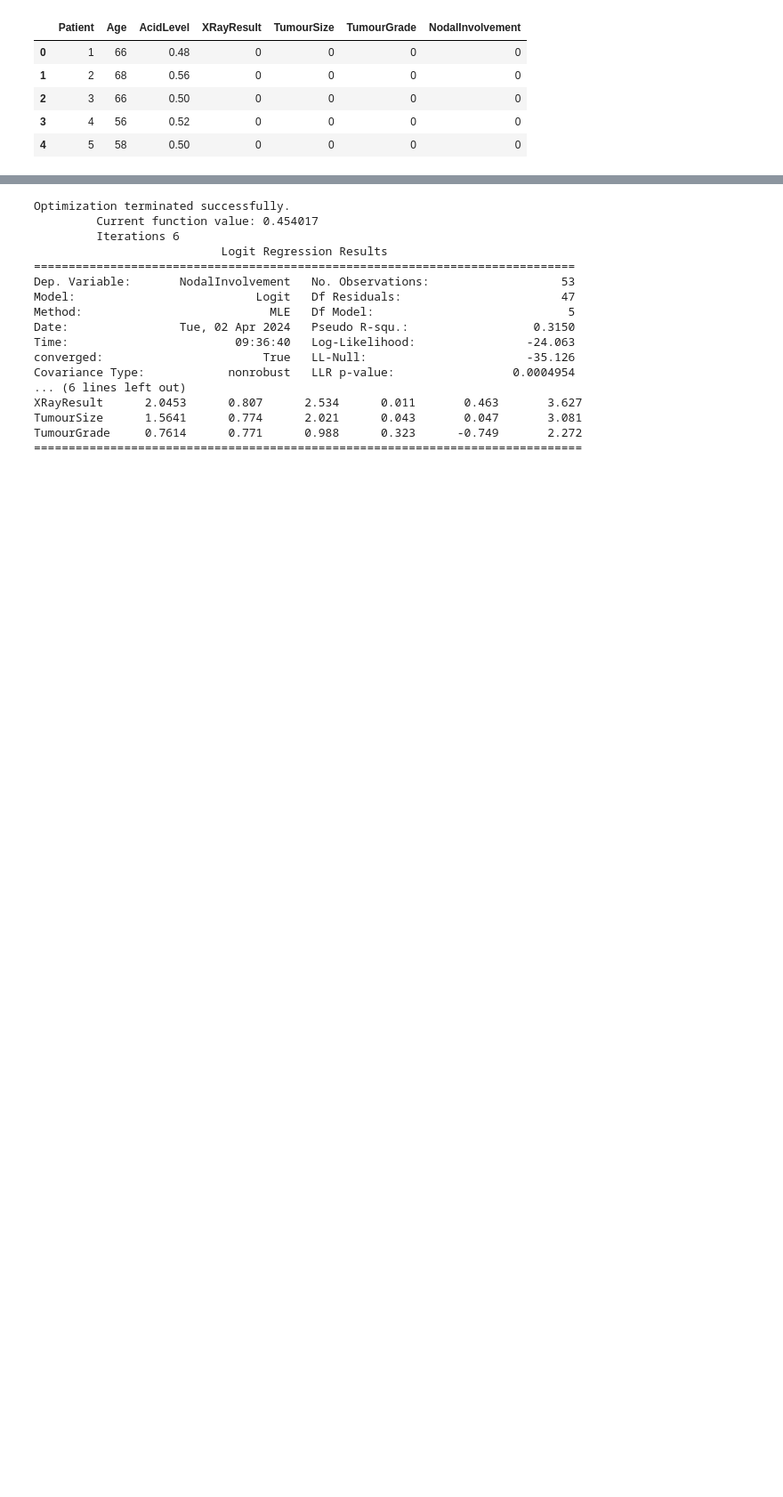
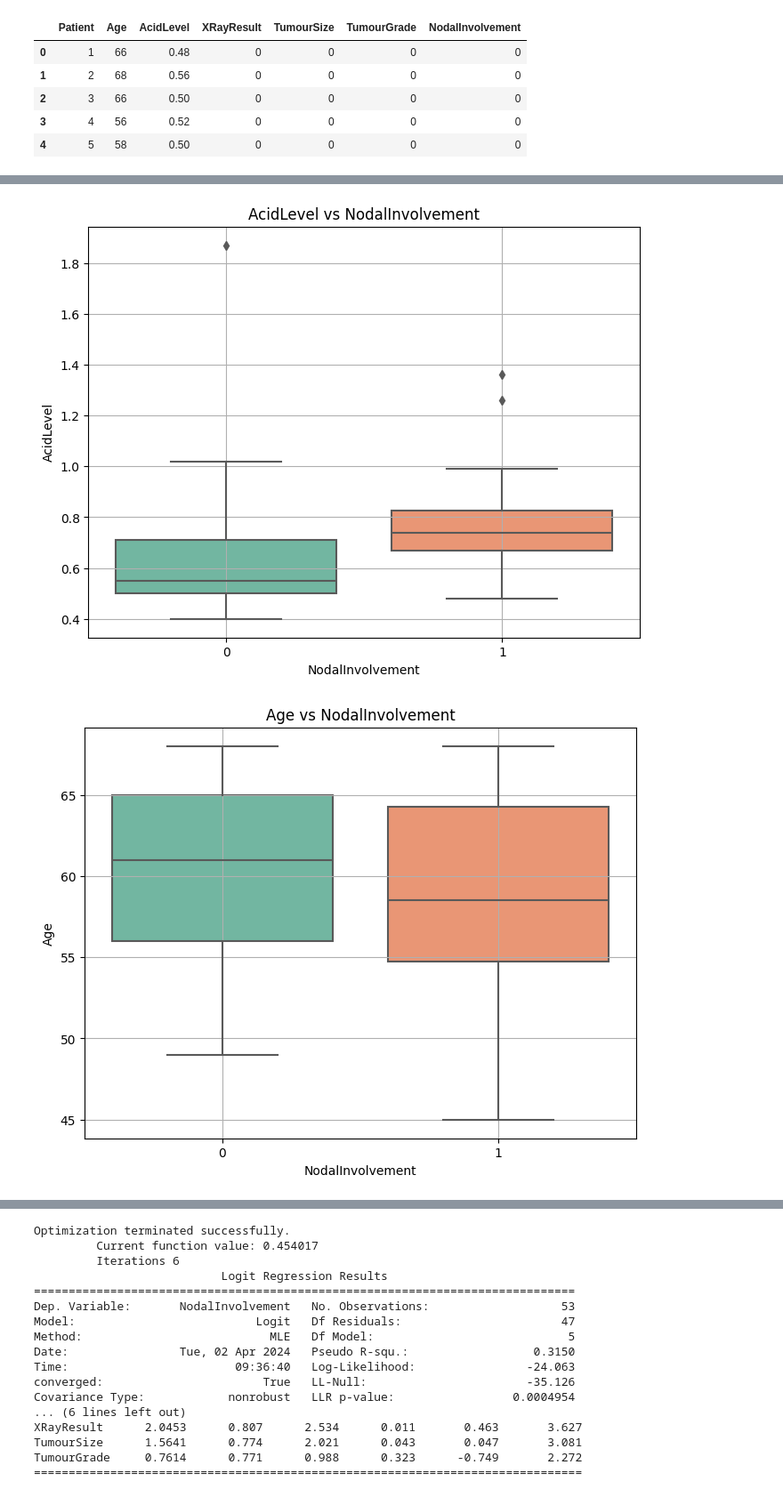
Before and after one commit to chuckrak/StatsResearch, a Jupyter notebook: p4/work.ipynb, the cells around one changed output, grey strips where cells are left out. Shown at 89% size. Cells and saved outputs as stored; diff of their text form; code cells hidden in the pictures; blank space fills up the shorter version.

```diff
--- a/p4/work.ipynb
+++ b/p4/work.ipynb
@@ -37,0 +98,28 @@ y = df[['NodalInvolvement']]
+# %%
+# EDA - Main Terms Boxplots
+
+# Nodal involvement by acid level
+# Side by side boxplot for acid level distributions in nodal_involvement = 1, 0
+# Boxplot suggests difference in means, t-test?
+plt.figure(figsize=(8, 6))
+sns.boxplot(data=df, x='NodalInvolvement', y='AcidLevel', palette='Set2')
+plt.title('AcidLevel vs NodalInvolvement')
+plt.xlabel('NodalInvolvement')
+plt.ylabel('AcidLevel')
+# plt.legend(title='Gender', loc='upper left')
+plt.grid(True)
+plt.show()
+
+# Nodal Involvement by age
+# Looks very similar, likely not helpful as a main term
+plt.figure(figsize=(8, 6))
+sns.boxplot(data=df, x='NodalInvolvement', y='Age', palette='Set2')
+plt.title('Age vs NodalInvolvement')
+plt.xlabel('NodalInvolvement')
+plt.ylabel('Age')
+# plt.legend(title='Gender', loc='upper left')
+plt.grid(True)
+plt.show()
+# %% [output]
+[figure, added]
+[figure, added]
```
Also changed, not shown: parts of 12 cells of this notebook, 4 other files.
